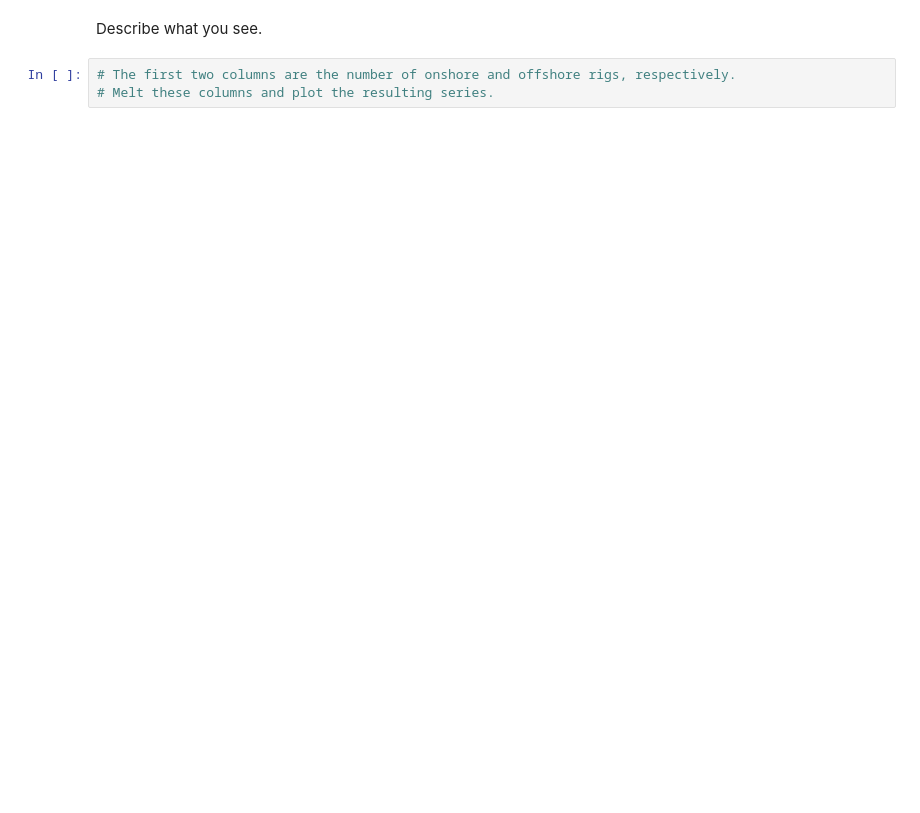
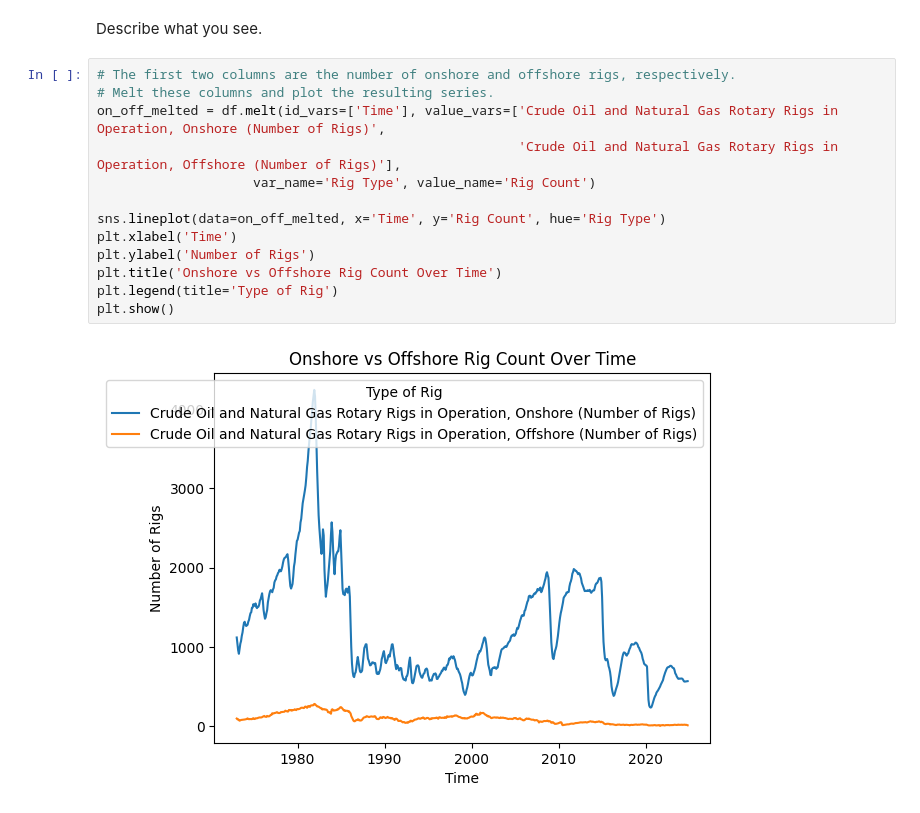
Before and after one commit to kpunsalan8/DS-3001-EDA-KP, a Jupyter notebook: assignment/assignment.ipynb, the cells around one changed output. Drawn from its saved outputs; the diff is of its cells as text; blank space fills up the shorter version.

```diff
--- a/assignment/assignment.ipynb
+++ b/assignment/assignment.ipynb
@@ -489,5 +527,17 @@ Describe what you see.
 # %% [markdown]
 Describe what you see.
-# %%
-# The first two columns are the number of onshore and offshore rigs, respectively.
-# Melt these columns and plot the resulting series.
+# %%
+# The first two columns are the number of onshore and offshore rigs, respectively.
+# Melt these columns and plot the resulting series.
+on_off_melted = df.melt(id_vars=['Time'], value_vars=['Crude Oil and Natural Gas Rotary Rigs in Operation, Onshore (Number of Rigs)',
+                                                      'Crude Oil and Natural Gas Rotary Rigs in Operation, Offshore (Number of Rigs)'],
+                    var_name='Rig Type', value_name='Rig Count')
+
+sns.lineplot(data=on_off_melted, x='Time', y='Rig Count', hue='Rig Type')
+plt.xlabel('Time')
+plt.ylabel('Number of Rigs')
+plt.title('Onshore vs Offshore Rig Count Over Time')
+plt.legend(title='Type of Rig')
+plt.show()
+# %% [output]
+[figure, added]
```
Also changed, not shown: parts of 8 cells of this notebook.
